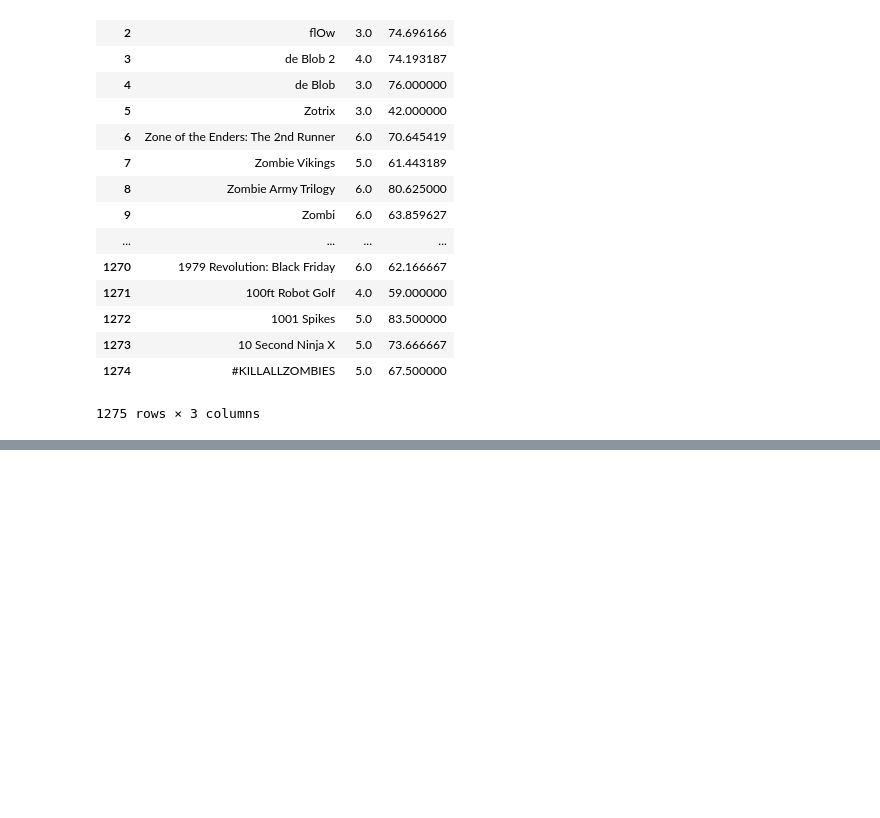
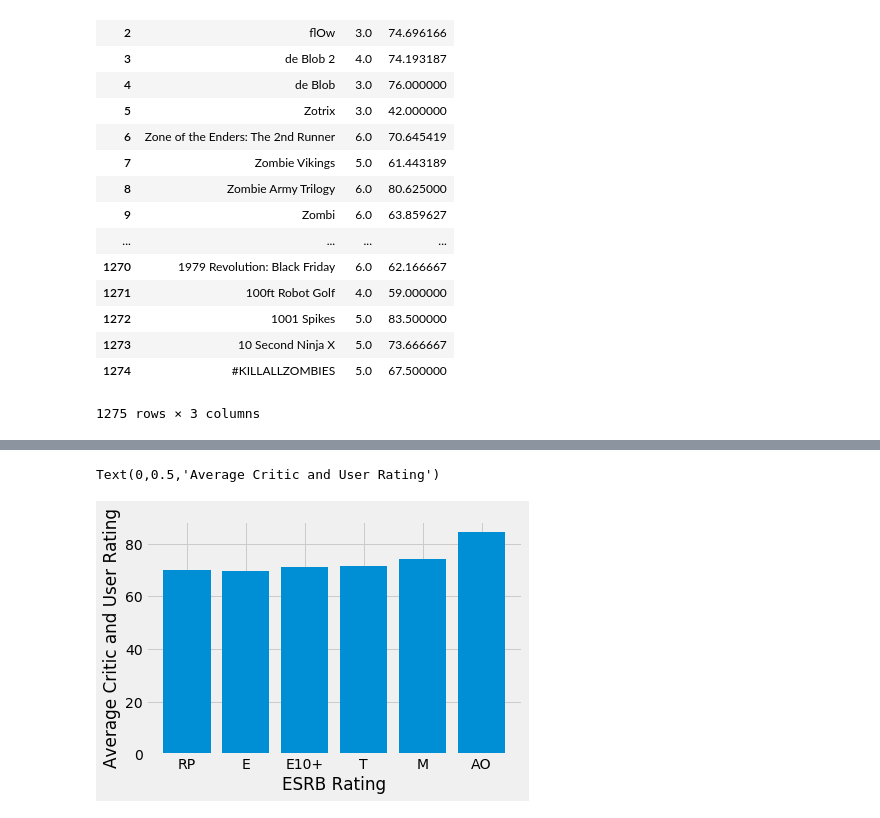
Before and after one commit to tsekenrick/api-data-extraction-and-analysis, a Jupyter notebook: homework02a.ipynb, the cells around one changed output, grey strips where cells are left out. Drawn from its saved outputs; the diff is of its cells as text; code cells hidden in the pictures; blank space fills up the shorter version.

```diff
--- a/homework02a.ipynb
+++ b/homework02a.ipynb
@@ -256,0 +439,8 @@ cleaner_igdb_df
+# %%
+ratings.pop(1)
+plt.bar(ratings, [70.068116, 69.484658, 70.982406, 71.390293, 74.143105, 84.348698])
+plt.xlabel('ESRB Rating')
+plt.ylabel('Average Critic and User Rating')
+# %% [output]
+Text(0,0.5,'Average Critic and User Rating')
+[figure, added]
```
Also changed, not shown: parts of 19 cells of this notebook, 9 other files.
